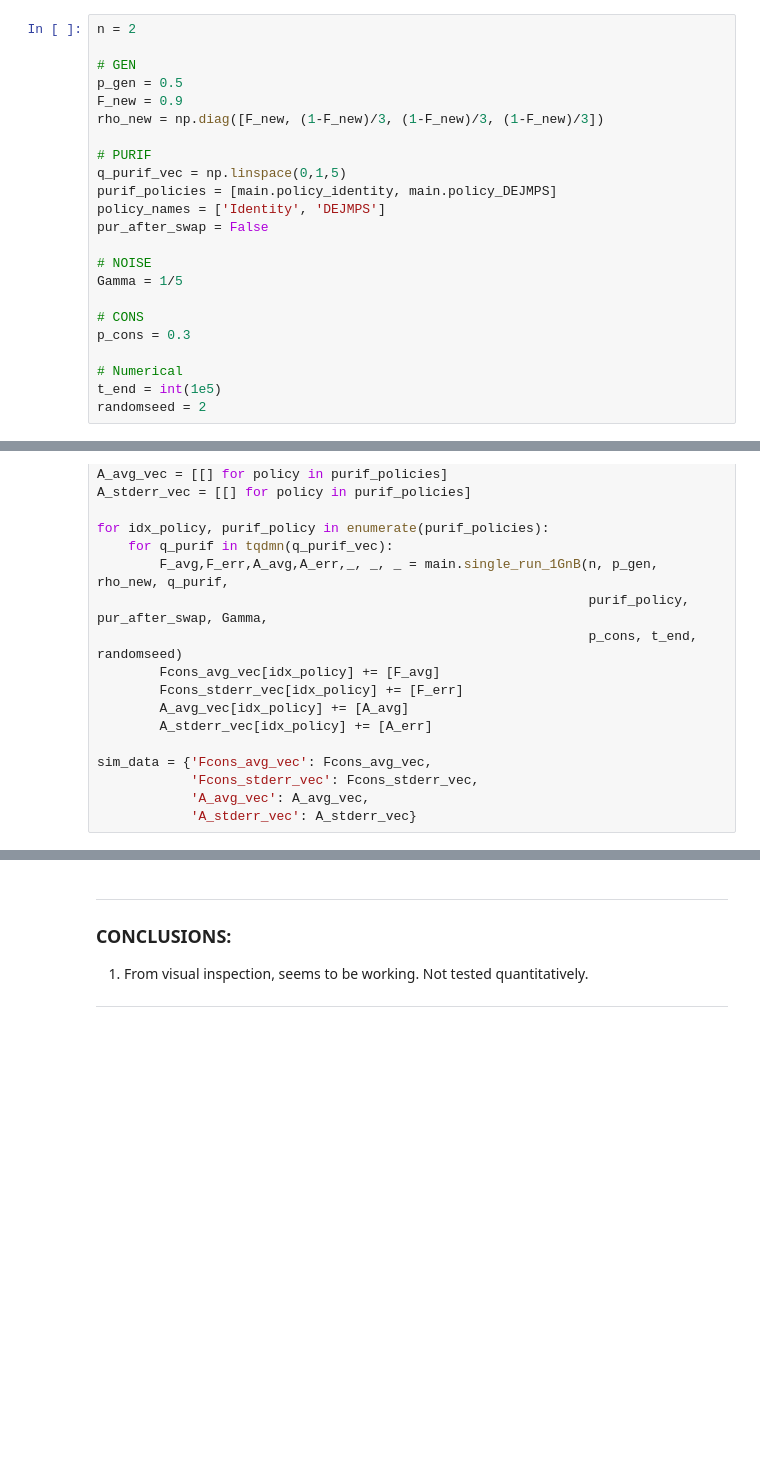
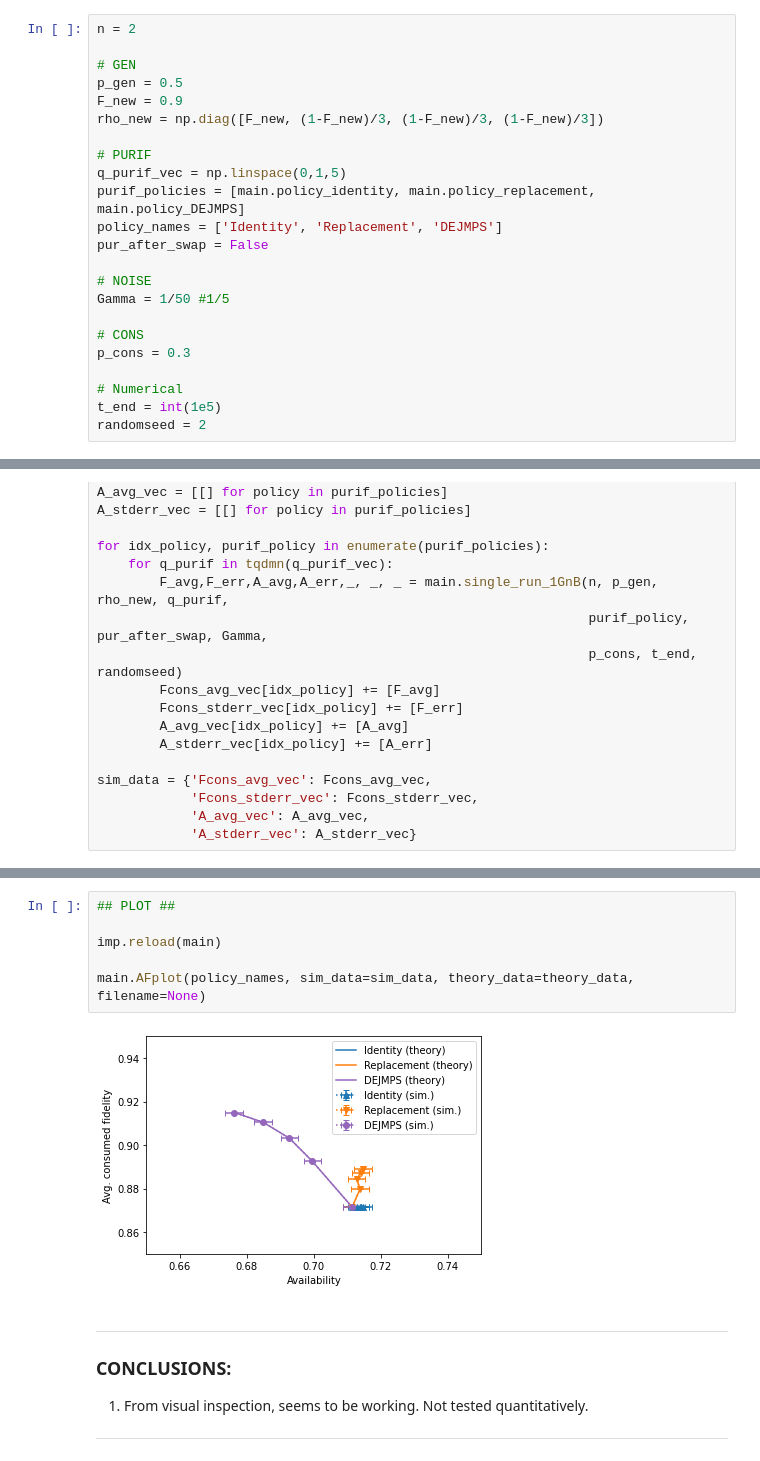
Before and after one commit to AlvaroGI/buffering-1GnB, a Jupyter notebook: TEST-AFplots.ipynb, the cells around one changed output, grey strips where cells are left out. Cells and saved outputs as stored; diff of their text form; blank space fills up the shorter version.

```diff
--- a/TEST-AFplots.ipynb
+++ b/TEST-AFplots.ipynb
@@ -22,12 +22,12 @@ rho_new = np.diag([F_new, (1-F_new)/3, (1-F_new)/3, (1-F_new)/3])
 
 # PURIF
 q_purif_vec = np.linspace(0,1,5)
-purif_policies = [main.policy_identity, main.policy_DEJMPS]
-policy_names = ['Identity', 'DEJMPS']
+purif_policies = [main.policy_identity, main.policy_replacement, main.policy_DEJMPS]
+policy_names = ['Identity', 'Replacement', 'DEJMPS']
 pur_after_swap = False
 
 # NOISE
-Gamma = 1/5
+Gamma = 1/50 #1/5
 
 # CONS
 p_cons = 0.3
@@ -117,3 +81,11 @@ AFplot(policy_names, sim_data=sim_data, theory_data=theory_data, filename=None)
+# %%
+## PLOT ##
+
+imp.reload(main)
+
+main.AFplot(policy_names, sim_data=sim_data, theory_data=theory_data, filename=None)
+# %% [output]
+[figure, added]
 # %% [markdown]
 ---
 ### CONCLUSIONS:
```
Also changed, not shown: parts of 4 cells of this notebook, 2 other files.
